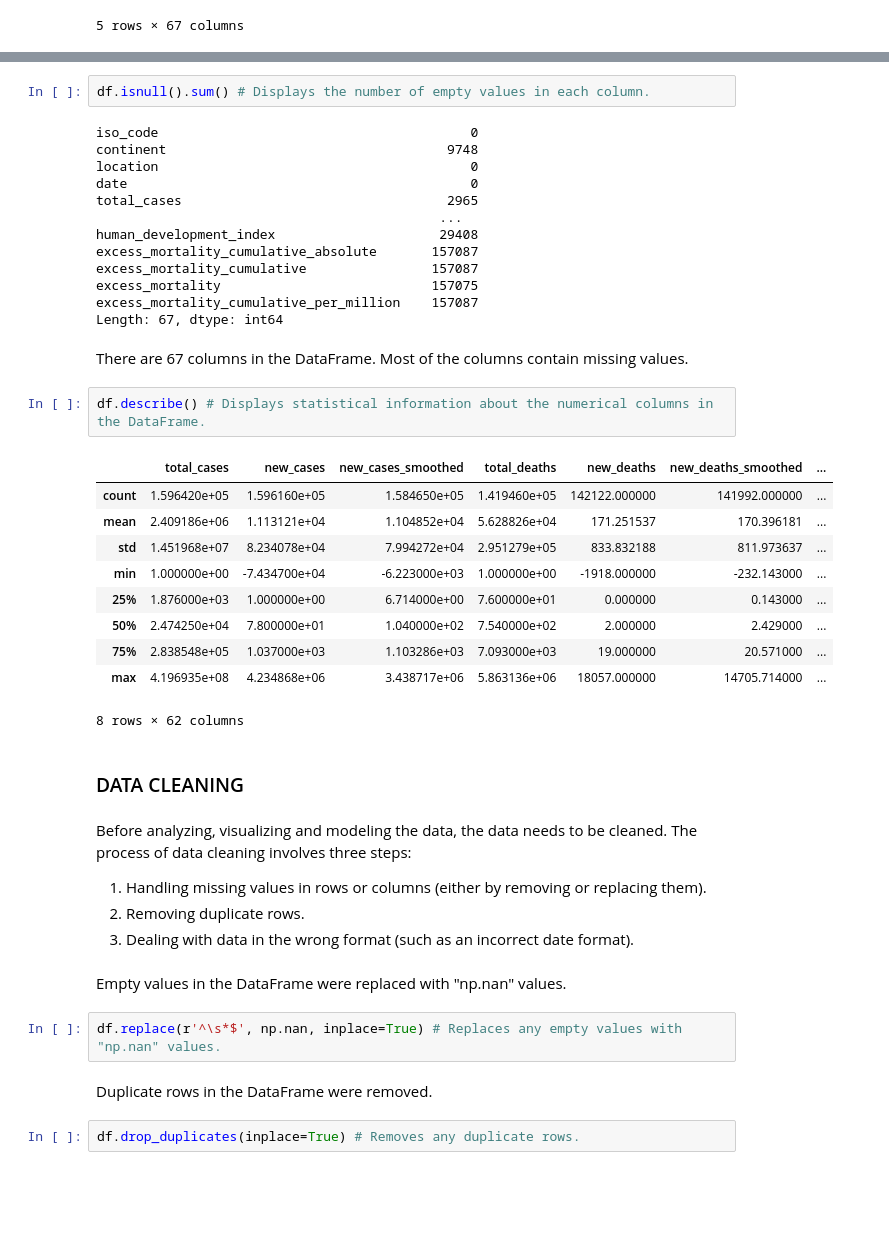
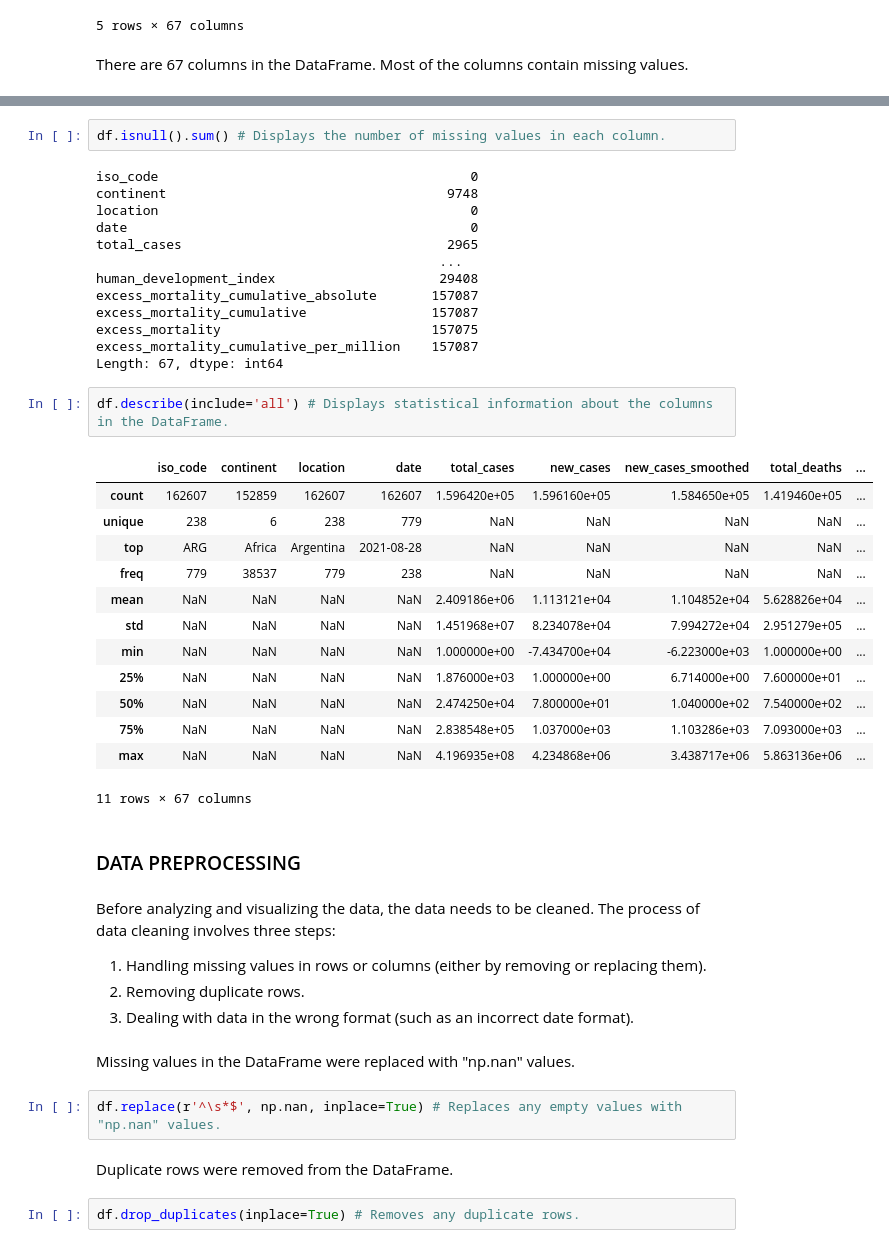
Before and after one commit to davidehosein/COVID-19-Analysis, a Jupyter notebook: covid_19_analysis.ipynb, the cells around one changed output, grey strips where cells are left out. Saved outputs shown, nothing was run; the diff lists cells and outputs as text; blank space fills up the shorter version.

Commit message:
Combined the Data Cleaning section and the Data Wrangling section into a Data Preprocessing section. Started cleaning the DataFrame for EDA. Fixed minor typos.

```diff
--- a/covid_19_analysis.ipynb
+++ b/covid_19_analysis.ipynb
@@ -142,6 +136,8 @@ df.tail() # Displays the last 5 rows of the DataFrame.
 | 162605 | ZWE | Africa | Zimbabwe | 2022-02-16 | 232213.0 | 610.0 | 210.429 | 5379.0 | ... |
 | 162606 | ZWE | Africa | Zimbabwe | 2022-02-17 | 232598.0 | 385.0 | 222.571 | 5381.0 | ... |
 5 rows × 67 columns
+# %% [markdown]
+There are 67 columns in the DataFrame. Most of the columns contain missing values.
 # %%
  df.info() # Displays information about the columns in the DataFrame.
 # %% [output]
@@ -163,7 +159,7 @@ Data columns (total 67 columns):
 dtypes: float64(62), object(5)
 memory usage: 83.1+ MB
 # %%
-df.isnull().sum() # Displays the number of empty values in each column.
+df.isnull().sum() # Displays the number of missing values in each column.
 # %% [output]
 iso_code                                        0
 continent                                    9748
@@ -177,34 +173,35 @@ excess_mortality_cumulative                157087
 excess_mortality                           157075
 excess_mortality_cumulative_per_million    157087
 Length: 67, dtype: int64
-# %% [markdown]
-There are 67 columns in the DataFrame. Most of the columns contain missing values.
 # %%
-df.describe() # Displays statistical information about the numerical columns in the DataFrame.
+df.describe(include='all') # Displays statistical information about the columns in the DataFrame.
 # %% [output]
-|  | total_cases | new_cases | new_cases_smoothed | total_deaths | new_deaths | new_deaths_smoothed | ... |
-| count | 1.596420e+05 | 1.596160e+05 | 1.584650e+05 | 1.419460e+05 | 142122.000000 | 141992.000000 | ... |
-| mean | 2.409186e+06 | 1.113121e+04 | 1.104852e+04 | 5.628826e+04 | 171.251537 | 170.396181 | ... |
-| std | 1.451968e+07 | 8.234078e+04 | 7.994272e+04 | 2.951279e+05 | 833.832188 | 811.973637 | ... |
-| min | 1.000000e+00 | -7.434700e+04 | -6.223000e+03 | 1.000000e+00 | -1918.000000 | -232.143000 | ... |
-| 25% | 1.876000e+03 | 1.000000e+00 | 6.714000e+00 | 7.600000e+01 | 0.000000 | 0.143000 | ... |
-| 50% | 2.474250e+04 | 7.800000e+01 | 1.040000e+02 | 7.540000e+02 | 2.000000 | 2.429000 | ... |
-| 75% | 2.838548e+05 | 1.037000e+03 | 1.103286e+03 | 7.093000e+03 | 19.000000 | 20.571000 | ... |
-| max | 4.196935e+08 | 4.234868e+06 | 3.438717e+06 | 5.863136e+06 | 18057.000000 | 14705.714000 | ... |
+|  | iso_code | continent | location | date | total_cases | new_cases | new_cases_smoothed | total_deaths | ... |
+| count | 162607 | 152859 | 162607 | 162607 | 1.596420e+05 | 1.596160e+05 | 1.584650e+05 | 1.419460e+05 | ... |
+| unique | 238 | 6 | 238 | 779 | NaN | NaN | NaN | NaN | ... |
+| top | ARG | Africa | Argentina | 2021-08-28 | NaN | NaN | NaN | NaN | ... |
+| freq | 779 | 38537 | 779 | 238 | NaN | NaN | NaN | NaN | ... |
+| mean | NaN | NaN | NaN | NaN | 2.409186e+06 | 1.113121e+04 | 1.104852e+04 | 5.628826e+04 | ... |
+| std | NaN | NaN | NaN | NaN | 1.451968e+07 | 8.234078e+04 | 7.994272e+04 | 2.951279e+05 | ... |
+| min | NaN | NaN | NaN | NaN | 1.000000e+00 | -7.434700e+04 | -6.223000e+03 | 1.000000e+00 | ... |
+| 25% | NaN | NaN | NaN | NaN | 1.876000e+03 | 1.000000e+00 | 6.714000e+00 | 7.600000e+01 | ... |
+| 50% | NaN | NaN | NaN | NaN | 2.474250e+04 | 7.800000e+01 | 1.040000e+02 | 7.540000e+02 | ... |
+| 75% | NaN | NaN | NaN | NaN | 2.838548e+05 | 1.037000e+03 | 1.103286e+03 | 7.093000e+03 | ... |
+| max | NaN | NaN | NaN | NaN | 4.196935e+08 | 4.234868e+06 | 3.438717e+06 | 5.863136e+06 | ... |
-8 rows × 62 columns
+11 rows × 67 columns
 # %% [markdown]
-### DATA CLEANING <a class="anchor" id="data_cleaning"></a>
+### DATA PREPROCESSING <a class="anchor" id="data_preprocessing"></a>
 # %% [markdown]
-Before analyzing, visualizing and modeling the data, the data needs to be cleaned. The process of data cleaning involves three steps:
+Before analyzing and visualizing the data, the data needs to be cleaned. The process of data cleaning involves three steps:
 1. Handling missing values in rows or columns (either by removing or replacing them).
 2. Removing duplicate rows.
 3. Dealing with data in the wrong format (such as an incorrect date format).
 # %% [markdown]
-Empty values in the DataFrame were replaced with "np.nan" values.
+Missing values in the DataFrame were replaced with "np.nan" values.
 # %%
 df.replace(r'^\s*$', np.nan, inplace=True) # Replaces any empty values with "np.nan" values.
 # %% [markdown]
-Duplicate rows in the DataFrame were removed.
+Duplicate rows were removed from the DataFrame.
 # %%
 df.drop_duplicates(inplace=True) # Removes any duplicate rows.
 # %% [markdown]
```
Also changed, not shown: parts of 15 cells of this notebook.
